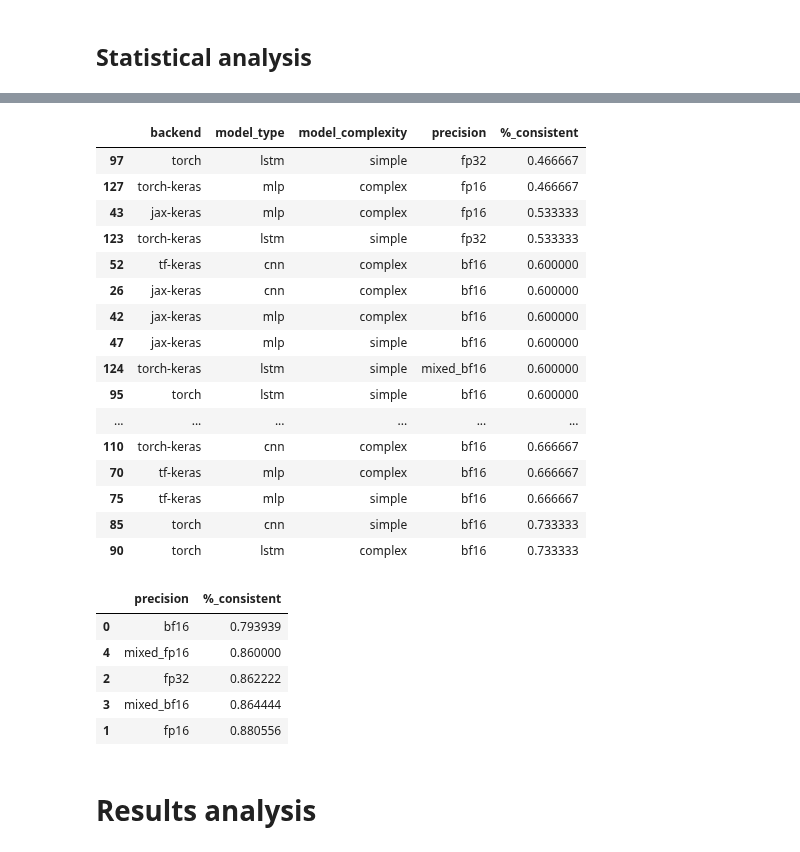
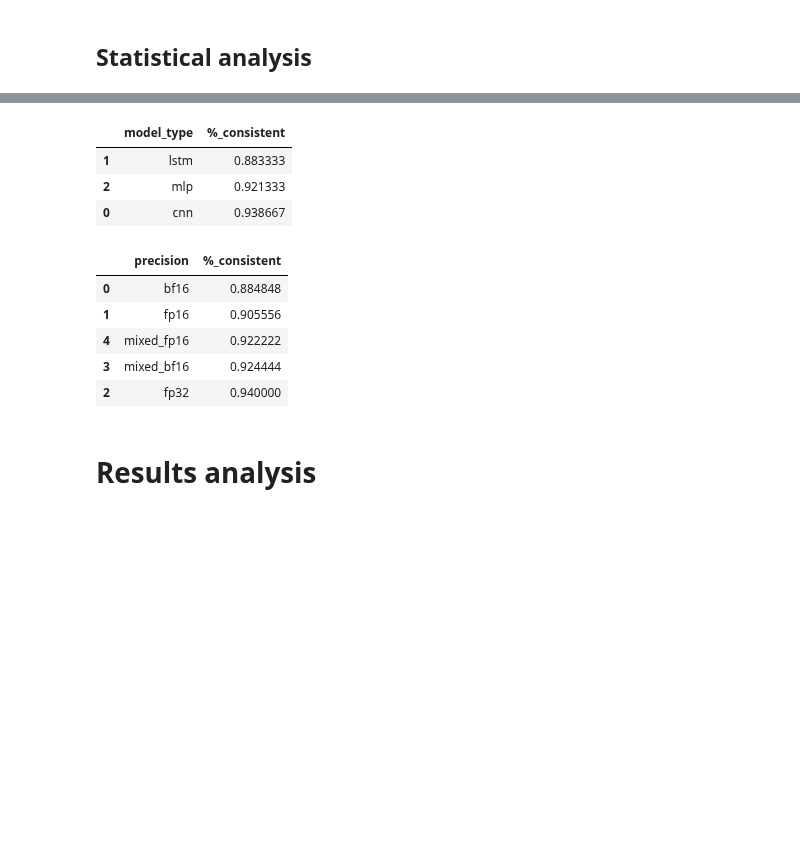
Before and after one commit to GustavoC3J/DL-frameworks-benchmark, a Jupyter notebook: results_analysis.ipynb, the cells around one changed output, grey strips where cells are left out. Saved outputs shown, nothing was run; the diff lists cells and outputs as text; code cells hidden in the pictures; blank space fills up the shorter version.

```diff
--- a/results_analysis.ipynb
+++ b/results_analysis.ipynb
@@ -33,13 +40,13 @@ for seed in os.listdir(final_results_path):
 
             # Extract info from folder name
             # Precision can contain _, so a workaround is needed
-            timestamp, backend, model_type, model_complexity, right = folder.split("_", 4)
+            timestamp, backend, model, model_complexity, right = folder.split("_", 4)
             precision, _ = right.rsplit("_", 1) # precision, seed
 
             experiment_info = {
                 "timestamp": timestamp,
                 "backend": backend,
-                "model_type": model_type,
+                "model_type": model,
                 "model_complexity": model_complexity,
                 "precision": precision,
                 "seed": seed,
@@ -85,18 +92,17 @@ error_df.head()
 # %% [markdown]
 ## Statistical analysis ##
 # %%
-experiment_config = ["backend", "model_type", "model_complexity", "precision", "seed"]
 rows = []
 
 for keys, subset_df in index_df.groupby(experiment_config):
-    backend, model_type, model_complexity, precision, seed = keys
+    backend, model, model_complexity, precision, seed = keys
 
     row = {
         "backend": backend,
-        "model_type": model_type,
+        "model_type": model,
         "model_complexity": model_complexity,
         "precision": precision,
-        "seed": int(seed),
+        "seed": seed,
     }
 
 
@@ -184,17 +190,17 @@ metrics = metrics_df.columns[5:]
 seed_variability = []
 
 for metric in metrics:
-    for (backend, model_type, model_complexity, precision), df in metrics_df.groupby(experiment_config[:-1]):
-        values = df.sort_values("seed")[metric].values
+    for (backend, model, model_complexity, precision), base_df in metrics_df.groupby(experiment_config[:-1]):
+        values = base_df.sort_values("seed")[metric].values
 
         mean = np.mean(values)
         std = np.std(values)
         cv = std / mean if mean != 0 and pd.notna(mean) else 0
-        consistent = cv < 0.05  # 5% maximum acceptable variation
+        consistent = cv < 0.1  # 10% maximum acceptable variation
 
         seed_variability.append({
             "backend": backend,
-            "model_type": model_type,
+            "model_type": model,
             "model_complexity": model_complexity,
             "precision": precision,
             "metric": metric,
@@ -305,30 +296,17 @@ variability_df[~variability_df["consistent"]].head(10)
 # %%
 (
     variability_df
-    .groupby(["backend", "model_type", "model_complexity", "precision"])["consistent"]
+    .groupby(["model_type"])["consistent"]
     .mean()
     .reset_index(name="%_consistent")
     .sort_values("%_consistent")
     .head(20)
 )
 # %% [output]
-|  | backend | model_type | model_complexity | precision | %_consistent |
-| 97 | torch | lstm | simple | fp32 | 0.466667 |
-| 127 | torch-keras | mlp | complex | fp16 | 0.466667 |
-| 43 | jax-keras | mlp | complex | fp16 | 0.533333 |
-| 123 | torch-keras | lstm | simple | fp32 | 0.533333 |
-| 52 | tf-keras | cnn | complex | bf16 | 0.600000 |
-| 26 | jax-keras | cnn | complex | bf16 | 0.600000 |
-| 42 | jax-keras | mlp | complex | bf16 | 0.600000 |
-| 47 | jax-keras | mlp | simple | bf16 | 0.600000 |
-| 124 | torch-keras | lstm | simple | mixed_bf16 | 0.600000 |
-| 95 | torch | lstm | simple | bf16 | 0.600000 |
-| ... | ... | ... | ... | ... | ... |
-| 110 | torch-keras | cnn | complex | bf16 | 0.666667 |
-| 70 | tf-keras | mlp | complex | bf16 | 0.666667 |
-| 75 | tf-keras | mlp | simple | bf16 | 0.666667 |
-| 85 | torch | cnn | simple | bf16 | 0.733333 |
-| 90 | torch | lstm | complex | bf16 | 0.733333 |
+|  | model_type | %_consistent |
+| 1 | lstm | 0.883333 |
+| 2 | mlp | 0.921333 |
+| 0 | cnn | 0.938667 |
 # %%
 (
     variability_df
@@ -340,8 +318,8 @@ variability_df[~variability_df["consistent"]].head(10)
 )
 # %% [output]
 |  | precision | %_consistent |
-| 0 | bf16 | 0.793939 |
-| 4 | mixed_fp16 | 0.860000 |
-| 2 | fp32 | 0.862222 |
-| 3 | mixed_bf16 | 0.864444 |
-| 1 | fp16 | 0.880556 |
+| 0 | bf16 | 0.884848 |
+| 1 | fp16 | 0.905556 |
+| 4 | mixed_fp16 | 0.922222 |
+| 3 | mixed_bf16 | 0.924444 |
+| 2 | fp32 | 0.940000 |
```
Also changed, not shown: parts of 103 cells of this notebook.
